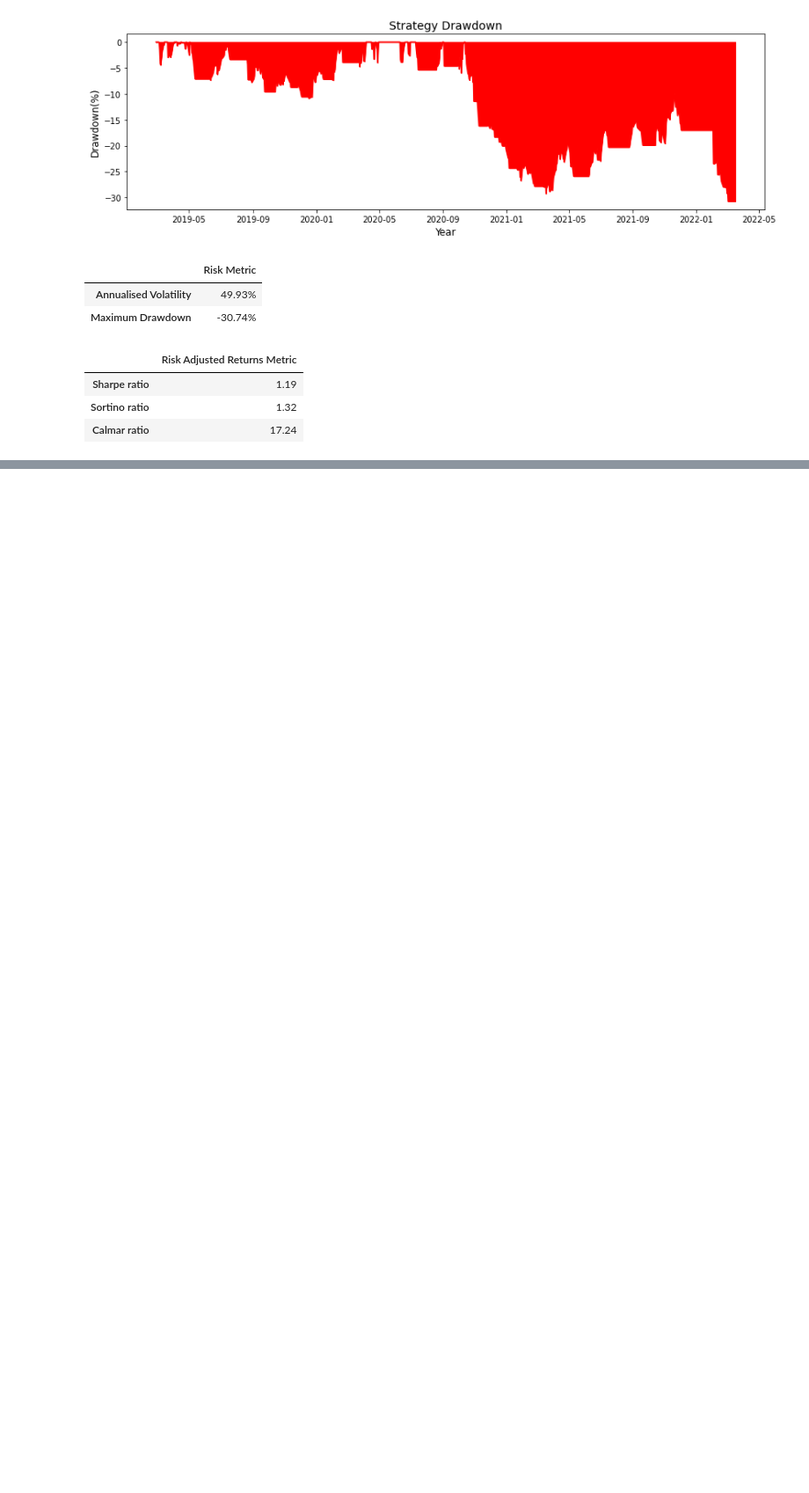
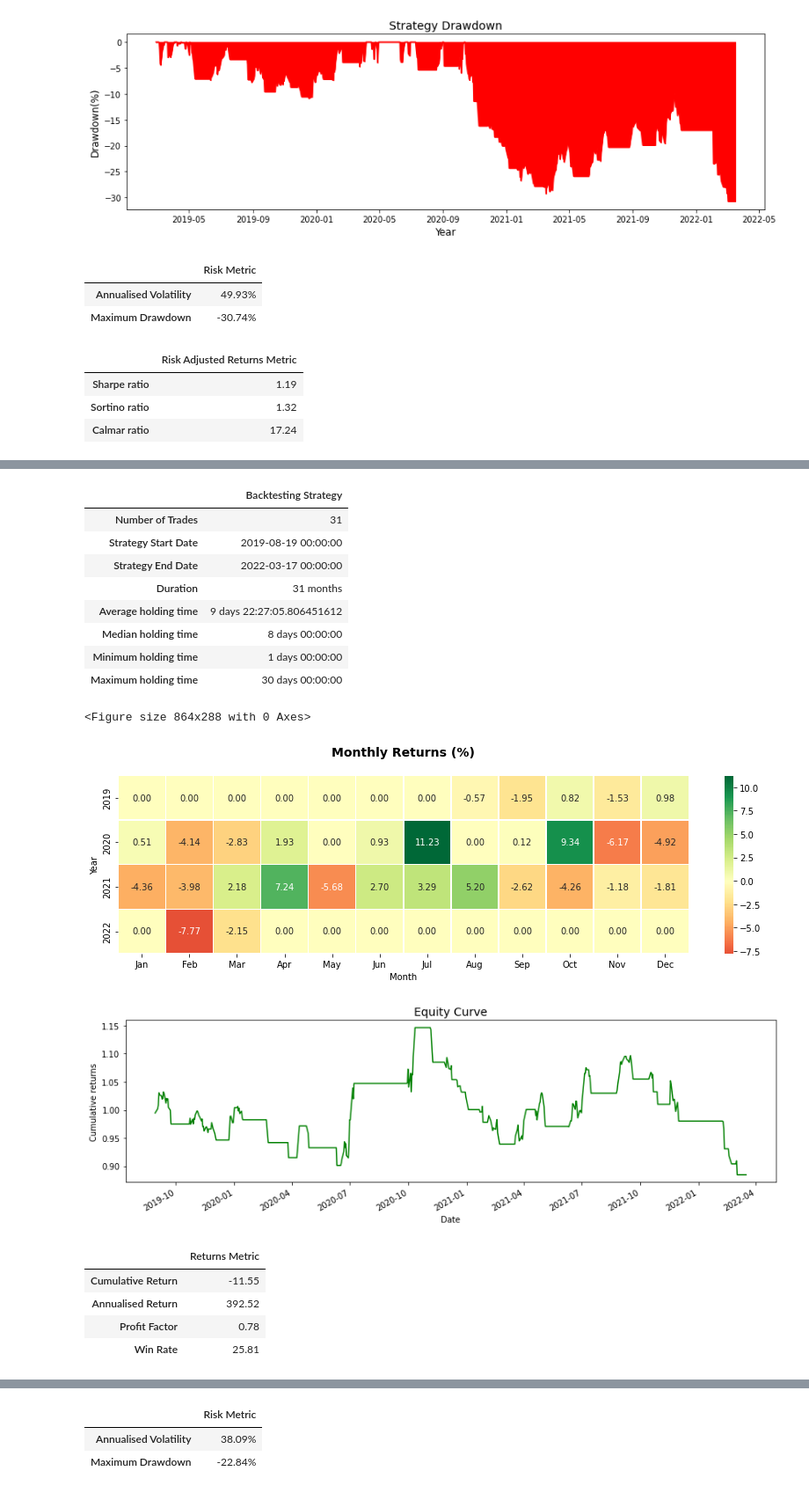
Before and after one commit to jade-lam/Stock-Portfolio, a Jupyter notebook: Quantinsti - Swing Trading Strategies.ipynb, the cells around one changed output, grey strips where cells are left out. Shown: that part at 88% size. Cells and saved outputs as stored; diff of their text form; code cells hidden in the pictures; blank space fills up the shorter version.

```diff
--- a/Quantinsti - Swing Trading Strategies.ipynb
+++ b/Quantinsti - Swing Trading Strategies.ipynb
@@ -468,0 +615,9 @@ def analyse_performance(trade_book, price_data):
+# %%
+# Define the take profit and stop loss levels - 1:3 ratio
+take_profit = 0.06
+stop_loss = 0.02
+
+# Get the trade book
+trade_book_fractal = get_trade_book(data, 'composite_signal', take_profit, stop_loss)
+
+trade_book_fractal.head()
@@ -468,0 +631,21 @@ def analyse_performance(trade_book, price_data):
+# %%
+# Analyse the strategy performance by passing the trade book and the price data
+analyse_performance(trade_book_fractal, data)
+# %% [output]
+|  | Backtesting Strategy |
+| Number of Trades | 31 |
+| Strategy Start Date | 2019-08-19 00:00:00 |
+| Strategy End Date | 2022-03-17 00:00:00 |
+| Duration | 31 months |
+| Average holding time | 9 days 22:27:05.806451612 |
+| Median holding time | 8 days 00:00:00 |
+| Minimum holding time | 1 days 00:00:00 |
+| Maximum holding time | 30 days 00:00:00 |
+<Figure size 864x288 with 0 Axes>
+[figure, added]
+[figure, added]
+|  | Returns Metric |
+| Cumulative Return | -11.55 |
+| Annualised Return | 392.52 |
+| Profit Factor | 0.78 |
+| Win Rate | 25.81 |
@@ -468,0 +654,3 @@ def analyse_performance(trade_book, price_data):
+|  | Risk Metric |
+| Annualised Volatility | 38.09% |
+| Maximum Drawdown | -22.84% |
```
Also changed, not shown: parts of 13 cells of this notebook.
